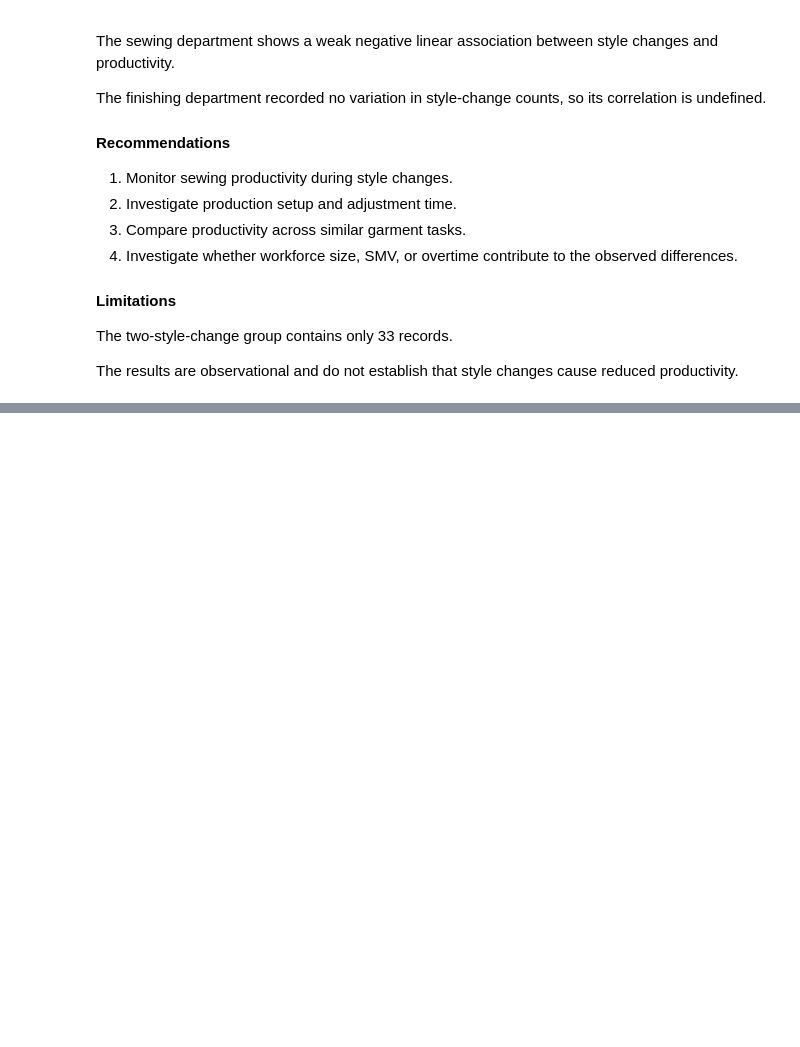
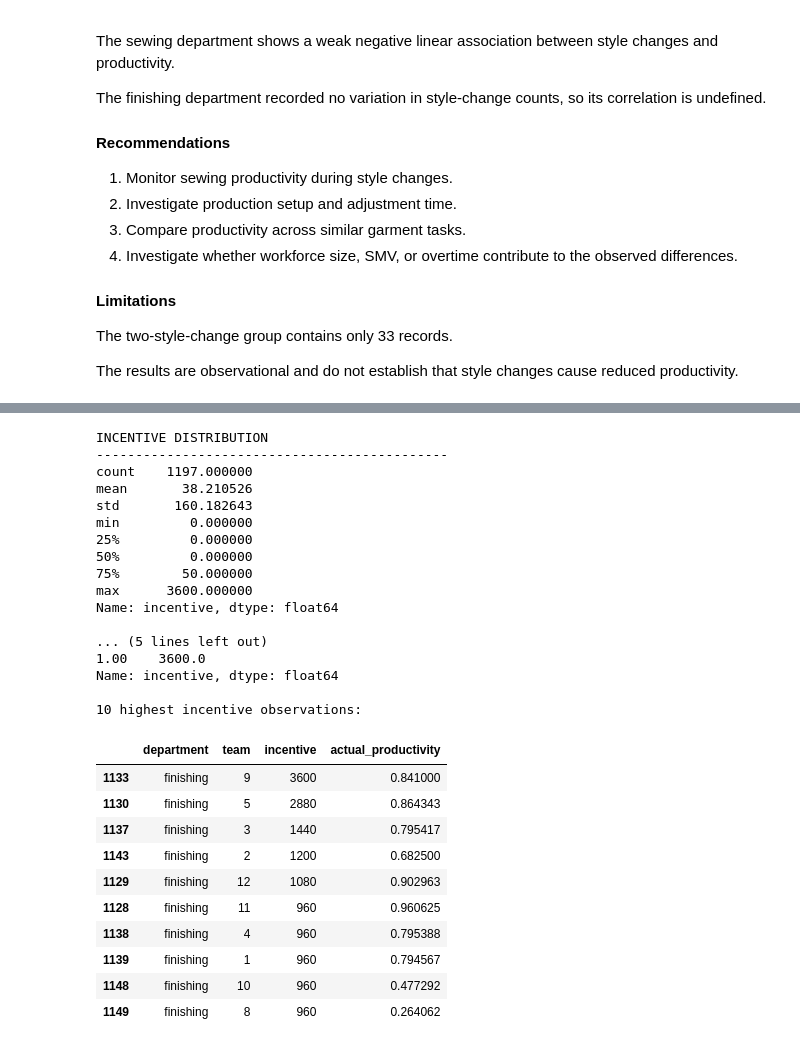
Before and after one commit to Reshmila2002/garment-production-intelligence, a Jupyter notebook: notebooks/03_operational_productivity_analysis.ipynb, the cells around one changed output, grey strips where cells are left out. Saved outputs shown, nothing was run; the diff lists cells and outputs as text; code cells hidden in the pictures; blank space fills up the shorter version.

```diff
--- a/notebooks/03_operational_productivity_analysis.ipynb
+++ b/notebooks/03_operational_productivity_analysis.ipynb
@@ -1184,0 +1352,61 @@ that style changes cause reduced productivity.
+# %%
+
+# Investigate high incentive amounts
+
+print("INCENTIVE DISTRIBUTION")
+print("-" * 45)
+
+print(operational_df["incentive"].describe())
+
+print("\nIncentive percentiles:")
+print(
+    operational_df["incentive"].quantile(
+        [0.50, 0.90, 0.95, 0.99, 1.00]
+    )
+)
+
+print("\n10 highest incentive observations:")
+
+highest_incentives = operational_df.nlargest(
+    10, "incentive"
+)
+
+display(
+    highest_incentives[
+        [
+            "department",
+            "team",
+            "incentive",
+            "actual_productivity"
+        ]
+    ]
+)
+# %% [output]
+INCENTIVE DISTRIBUTION
+---------------------------------------------
+count    1197.000000
+mean       38.210526
+std       160.182643
+min         0.000000
+25%         0.000000
+50%         0.000000
+75%        50.000000
+max      3600.000000
+Name: incentive, dtype: float64
+
+... (5 lines left out)
+1.00    3600.0
+Name: incentive, dtype: float64
+
+10 highest incentive observations:
+|  | department | team | incentive | actual_productivity |
+| 1133 | finishing | 9 | 3600 | 0.841000 |
+| 1130 | finishing | 5 | 2880 | 0.864343 |
+| 1137 | finishing | 3 | 1440 | 0.795417 |
+| 1143 | finishing | 2 | 1200 | 0.682500 |
+| 1129 | finishing | 12 | 1080 | 0.902963 |
+| 1128 | finishing | 11 | 960 | 0.960625 |
+| 1138 | finishing | 4 | 960 | 0.795388 |
+| 1139 | finishing | 1 | 960 | 0.794567 |
+| 1148 | finishing | 10 | 960 | 0.477292 |
+| 1149 | finishing | 8 | 960 | 0.264062 |
```
Also changed, not shown: parts of 12 cells of this notebook.
